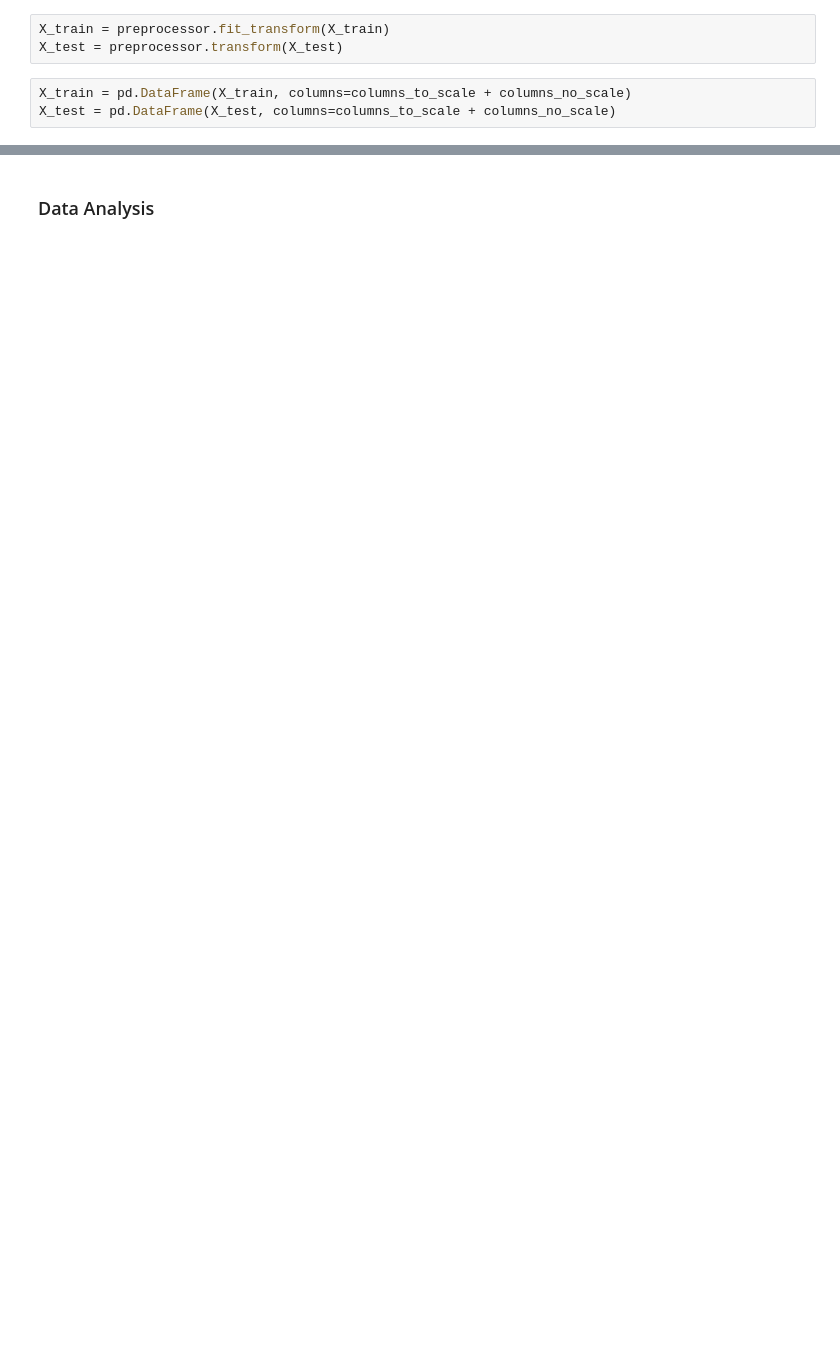
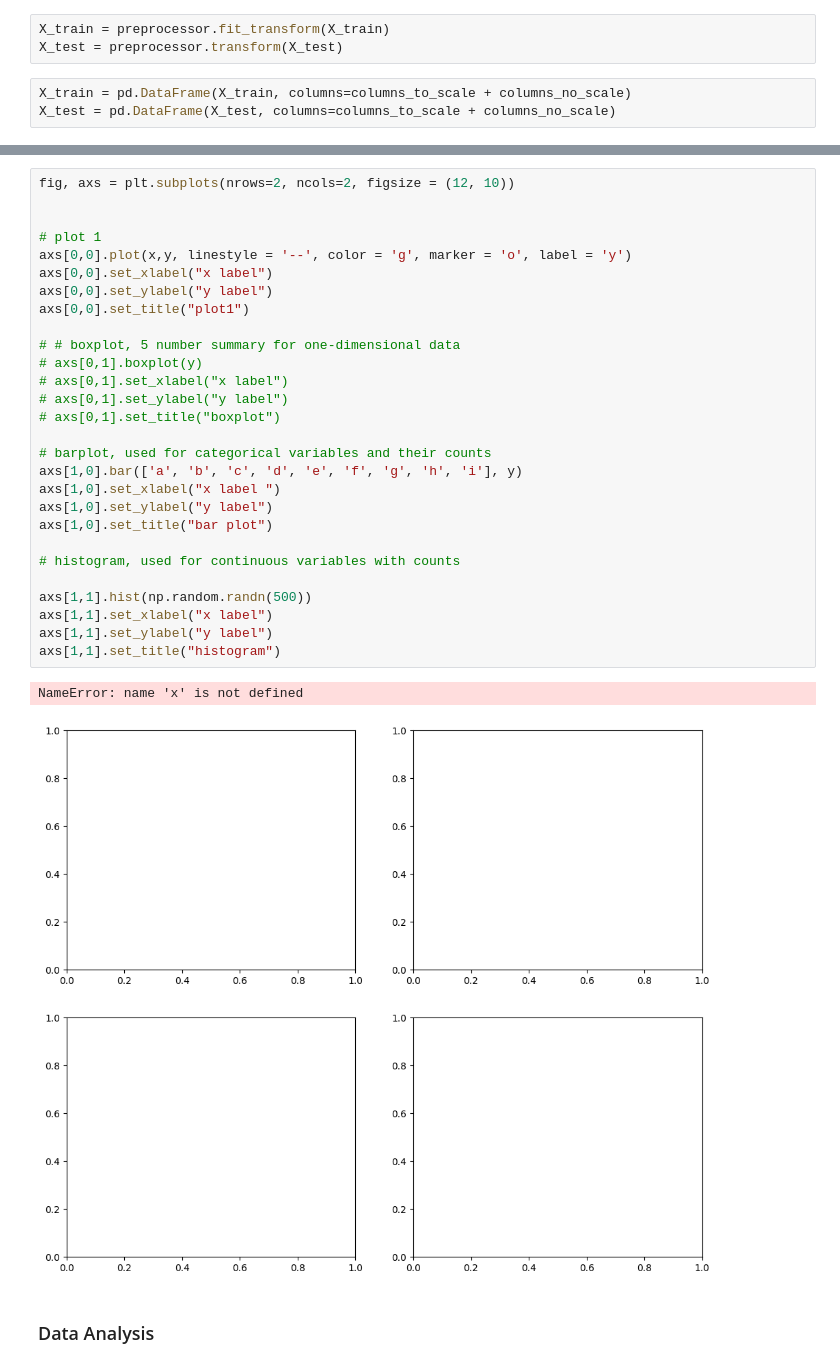
Before and after one commit to leon-d-nguyen/stat4185-final-project, a Jupyter notebook: stat4185-final-project.ipynb, the cells around one changed output, grey strips where cells are left out. Saved outputs shown, nothing was run; the diff lists cells and outputs as text; blank space fills up the shorter version.

```diff
--- a/stat4185-final-project.ipynb
+++ b/stat4185-final-project.ipynb
@@ -230,3 +276,34 @@ X_train
+# %%
+fig, axs = plt.subplots(nrows=2, ncols=2, figsize = (12, 10))
+
+
+# plot 1
+axs[0,0].plot(x,y, linestyle = '--', color = 'g', marker = 'o', label = 'y')
+axs[0,0].set_xlabel("x label")
+axs[0,0].set_ylabel("y label")
+axs[0,0].set_title("plot1")
+
+# # boxplot, 5 number summary for one-dimensional data
+# axs[0,1].boxplot(y)
+# axs[0,1].set_xlabel("x label")
+# axs[0,1].set_ylabel("y label")
+# axs[0,1].set_title("boxplot")
+
+# barplot, used for categorical variables and their counts
+axs[1,0].bar(['a', 'b', 'c', 'd', 'e', 'f', 'g', 'h', 'i'], y)
+axs[1,0].set_xlabel("x label ")
+axs[1,0].set_ylabel("y label")
+axs[1,0].set_title("bar plot")
+
+# histogram, used for continuous variables with counts
+
+axs[1,1].hist(np.random.randn(500))
+axs[1,1].set_xlabel("x label")
+axs[1,1].set_ylabel("y label")
+axs[1,1].set_title("histogram")
+# %% [output]
+NameError: name 'x' is not defined
+[figure, added]
 # %% [markdown]
 
 ### Data Analysis
```
Also changed, not shown: parts of 25 cells of this notebook.
